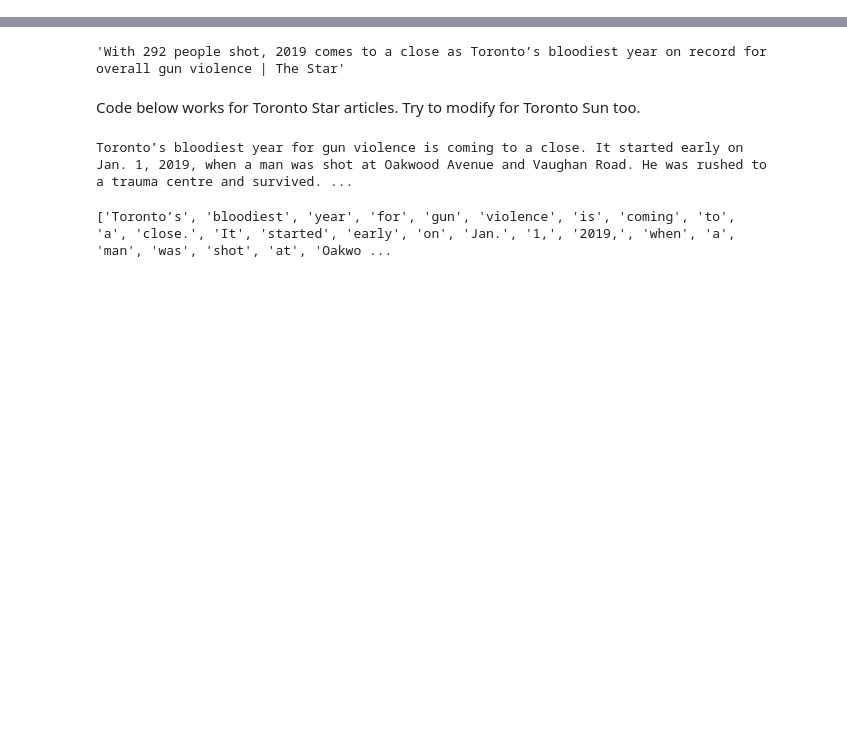
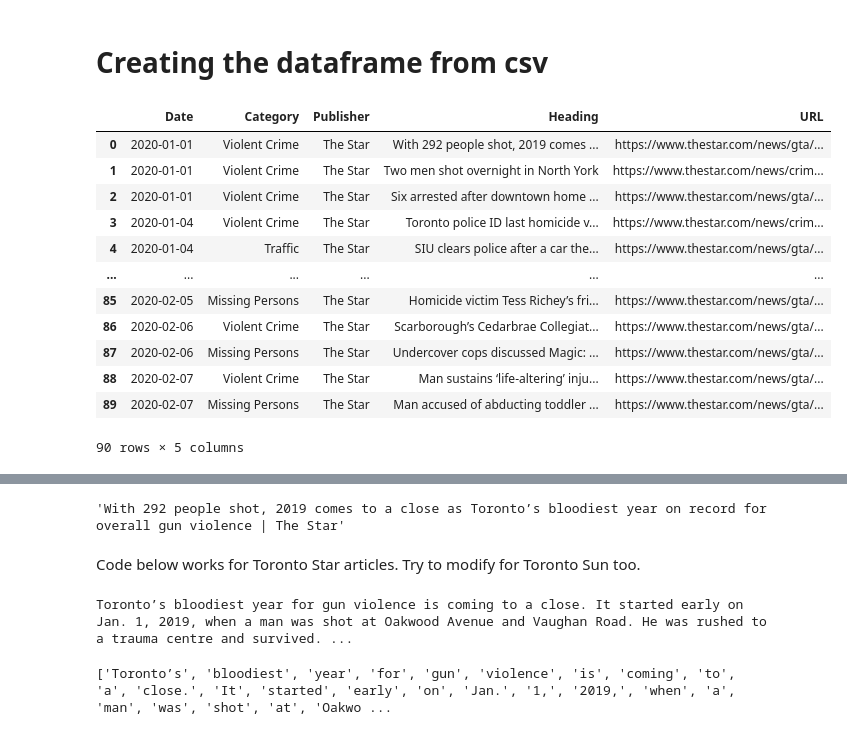
Before and after one commit to MarissaFosse/ryersoncapstone, a Jupyter notebook: TPSMedia.ipynb, the cells around one changed output, grey strips where cells are left out. Saved outputs shown, nothing was run; the diff lists cells and outputs as text; code cells hidden in the pictures; blank space fills up the shorter version.

```diff
--- a/TPSMedia.ipynb
+++ b/TPSMedia.ipynb
@@ -0,0 +14,25 @@
+# %% [markdown]
+# Creating the dataframe from csv
+# %%
+import pandas as pd
+#pd.set_option('display.max_colwidth', none)
+url_file = 'https://raw.githubusercontent.com/MarissaFosse/ryersoncapstone/master/DailyNewsArticlesCSV.csv'
+
+tstar_articles = pd.read_csv(url_file, header=0, usecols=["Date", "Category", "Publisher", "Heading", "URL"])
+
+#tstar_articles.describe()
+tstar_articles.head(90)
+# %% [output]
+|  | Date | Category | Publisher | Heading | URL |
+| 0 | 2020-01-01 | Violent Crime | The Star | With 292 people shot, 2019 comes ... | https://www.thestar.com/news/gta/... |
+| 1 | 2020-01-01 | Violent Crime | The Star | Two men shot overnight in North York | https://www.thestar.com/news/crim... |
+| 2 | 2020-01-01 | Violent Crime | The Star | Six arrested after downtown home ... | https://www.thestar.com/news/gta/... |
+| 3 | 2020-01-04 | Violent Crime | The Star | Toronto police ID last homicide v... | https://www.thestar.com/news/crim... |
+| 4 | 2020-01-04 | Traffic | The Star | SIU clears police after a car the... | https://www.thestar.com/news/gta/... |
+| ... | ... | ... | ... | ... | ... |
+| 85 | 2020-02-05 | Missing Persons | The Star | Homicide victim Tess Richey’s fri... | https://www.thestar.com/news/gta/... |
+| 86 | 2020-02-06 | Violent Crime | The Star | Scarborough’s Cedarbrae Collegiat... | https://www.thestar.com/news/gta/... |
+| 87 | 2020-02-06 | Missing Persons | The Star | Undercover cops discussed Magic: ... | https://www.thestar.com/news/gta/... |
+| 88 | 2020-02-07 | Violent Crime | The Star | Man sustains ‘life-altering’ inju... | https://www.thestar.com/news/gta/... |
+| 89 | 2020-02-07 | Missing Persons | The Star | Man accused of abducting toddler ... | https://www.thestar.com/news/gta/... |
+90 rows × 5 columns
```
Also changed, not shown: parts of 47 cells of this notebook, 1 other file.
